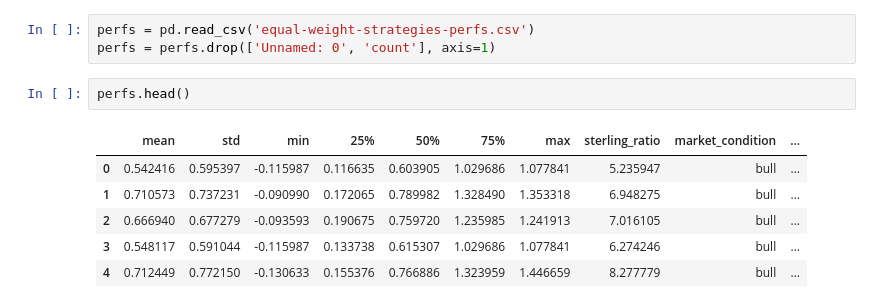
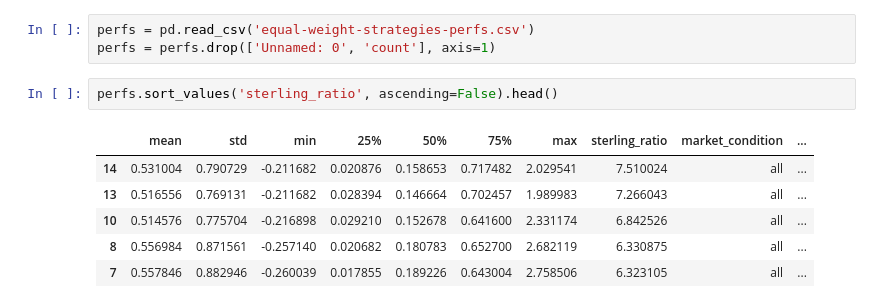
Before and after one commit to the-frey/moneybot, a Jupyter notebook: data-exploration/Evaluating equal-weight fund performance.ipynb, the cells around one changed output. Saved outputs shown, nothing was run; the diff lists cells and outputs as text.

```diff
--- a/data-exploration/Evaluating equal-weight fund performance.ipynb
+++ b/data-exploration/Evaluating equal-weight fund performance.ipynb
@@ -12,11 +12,11 @@ Populating the interactive namespace from numpy and matplotlib
 perfs = pd.read_csv('equal-weight-strategies-perfs.csv')
 perfs = perfs.drop(['Unnamed: 0', 'count'], axis=1)
 # %%
-perfs.head()
+perfs.sort_values('sterling_ratio', ascending=False).head()
 # %% [output]
 |  | mean | std | min | 25% | 50% | 75% | max | sterling_ratio | market_condition | ... |
-| 0 | 0.542416 | 0.595397 | -0.115987 | 0.116635 | 0.603905 | 1.029686 | 1.077841 | 5.235947 | bull | ... |
-| 1 | 0.710573 | 0.737231 | -0.090990 | 0.172065 | 0.789982 | 1.328490 | 1.353318 | 6.948275 | bull | ... |
-| 2 | 0.666940 | 0.677279 | -0.093593 | 0.190675 | 0.759720 | 1.235985 | 1.241913 | 7.016105 | bull | ... |
-| 3 | 0.548117 | 0.591044 | -0.115987 | 0.133738 | 0.615307 | 1.029686 | 1.077841 | 6.274246 | bull | ... |
-| 4 | 0.712449 | 0.772150 | -0.130633 | 0.155376 | 0.766886 | 1.323959 | 1.446659 | 8.277779 | bull | ... |
+| 14 | 0.531004 | 0.790729 | -0.211682 | 0.020876 | 0.158653 | 0.717482 | 2.029541 | 7.510024 | all | ... |
+| 13 | 0.516556 | 0.769131 | -0.211682 | 0.028394 | 0.146664 | 0.702457 | 1.989983 | 7.266043 | all | ... |
+| 10 | 0.514576 | 0.775704 | -0.216898 | 0.029210 | 0.152678 | 0.641600 | 2.331174 | 6.842526 | all | ... |
+| 8 | 0.556984 | 0.871561 | -0.257140 | 0.020682 | 0.180783 | 0.652700 | 2.682119 | 6.330875 | all | ... |
+| 7 | 0.557846 | 0.882946 | -0.260039 | 0.017855 | 0.189226 | 0.643004 | 2.758506 | 6.323105 | all | ... |
```
Also changed, not shown: parts of 5 cells of this notebook, 15 other files.
